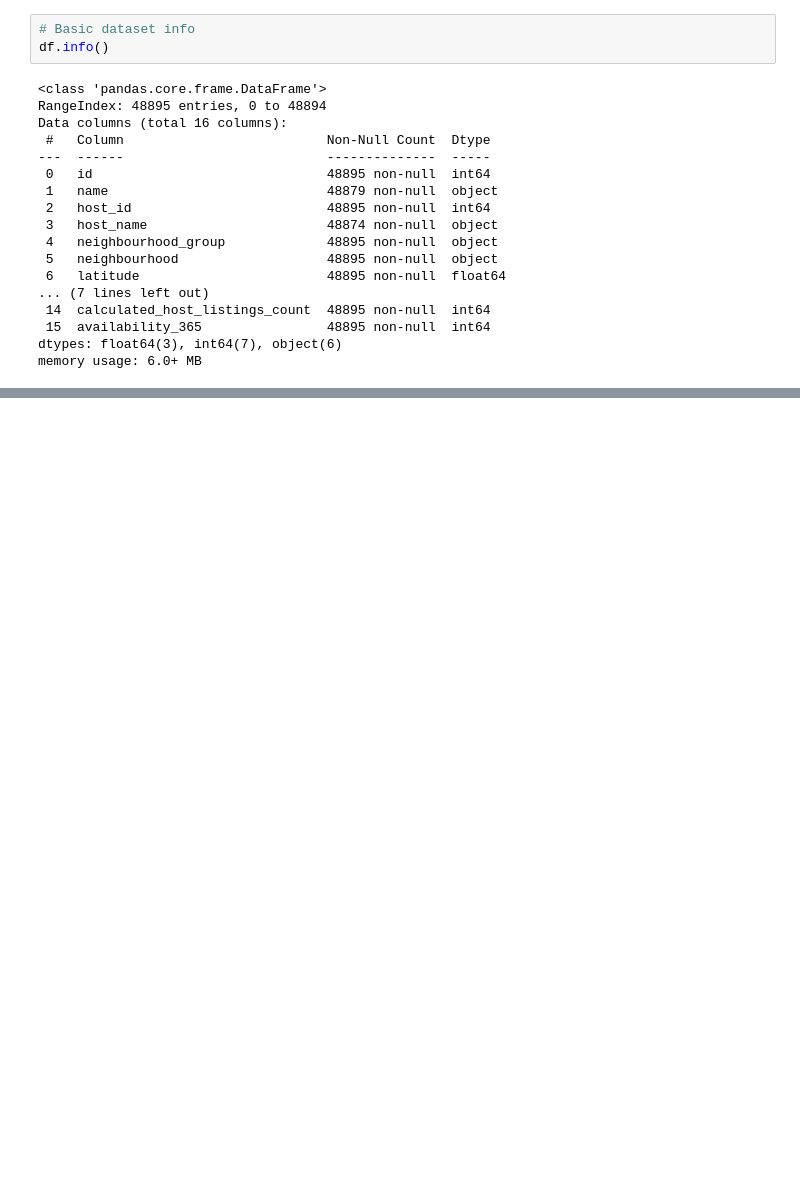
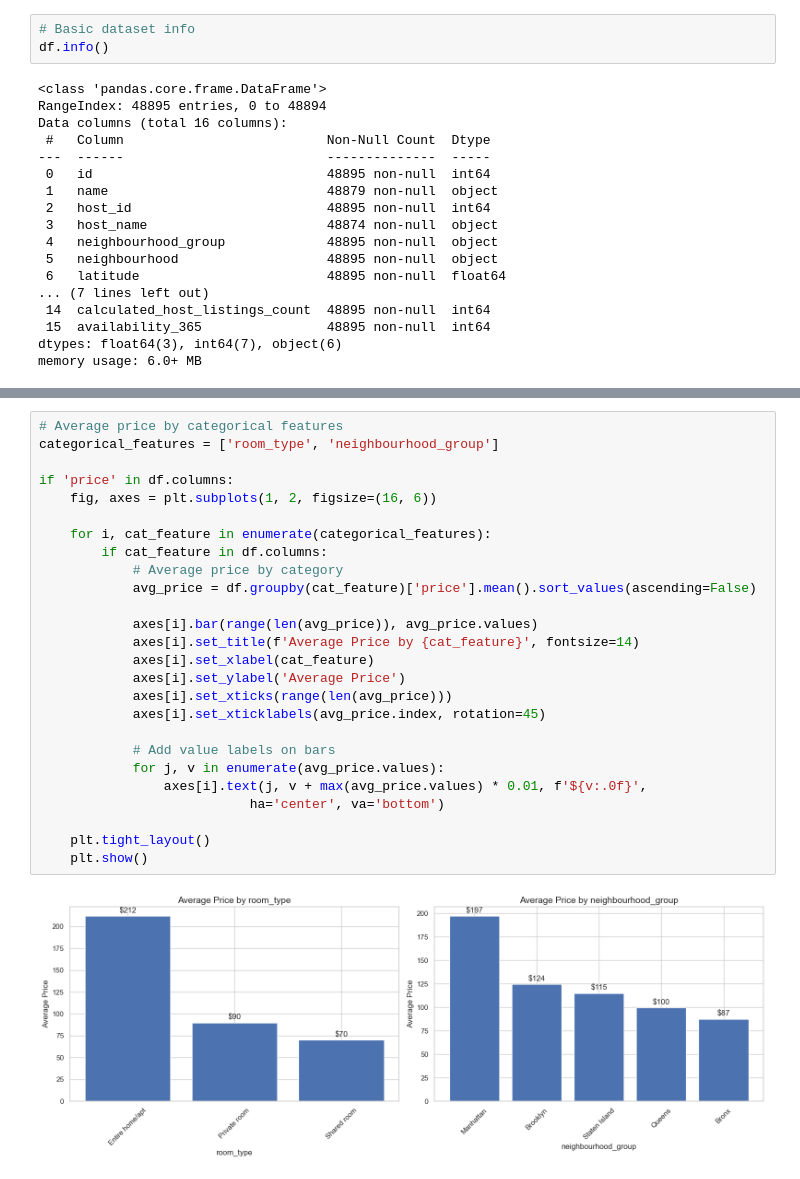
Before and after one commit to samp603/airbnb-price-predictor, a Jupyter notebook: notebooks/eda.ipynb, the cells around one changed output, grey strips where cells are left out. Drawn from its saved outputs; the diff is of its cells as text; blank space fills up the shorter version.

```diff
--- a/notebooks/eda.ipynb
+++ b/notebooks/eda.ipynb
@@ -72,0 +131,28 @@ plt.show()
+# %%
+# Average price by categorical features
+categorical_features = ['room_type', 'neighbourhood_group']
+
+if 'price' in df.columns:
+    fig, axes = plt.subplots(1, 2, figsize=(16, 6))
+
+    for i, cat_feature in enumerate(categorical_features):
+        if cat_feature in df.columns:
+            # Average price by category
+            avg_price = df.groupby(cat_feature)['price'].mean().sort_values(ascending=False)
+
+            axes[i].bar(range(len(avg_price)), avg_price.values)
+            axes[i].set_title(f'Average Price by {cat_feature}', fontsize=14)
+            axes[i].set_xlabel(cat_feature)
+            axes[i].set_ylabel('Average Price')
+            axes[i].set_xticks(range(len(avg_price)))
+            axes[i].set_xticklabels(avg_price.index, rotation=45)
+
+            # Add value labels on bars
+            for j, v in enumerate(avg_price.values):
+                axes[i].text(j, v + max(avg_price.values) * 0.01, f'${v:.0f}',
+                           ha='center', va='bottom')
+
+    plt.tight_layout()
+    plt.show()
+# %% [output]
+[figure, added]
```
Also changed, not shown: parts of 7 cells of this notebook, 1 other file.
